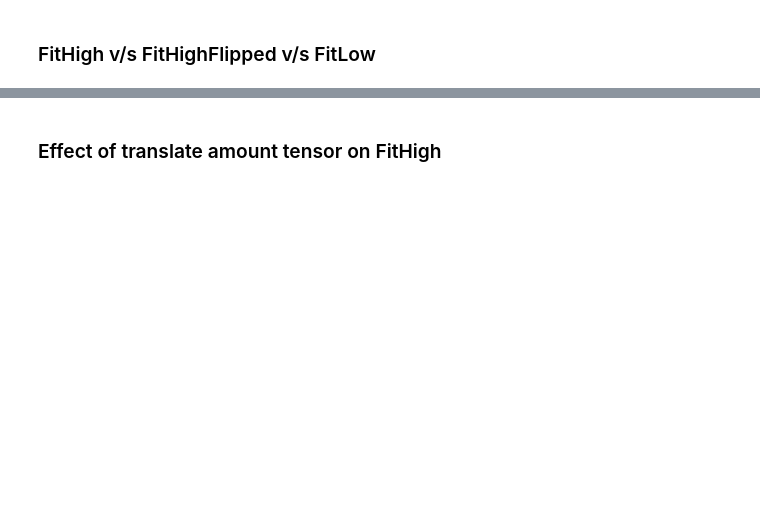
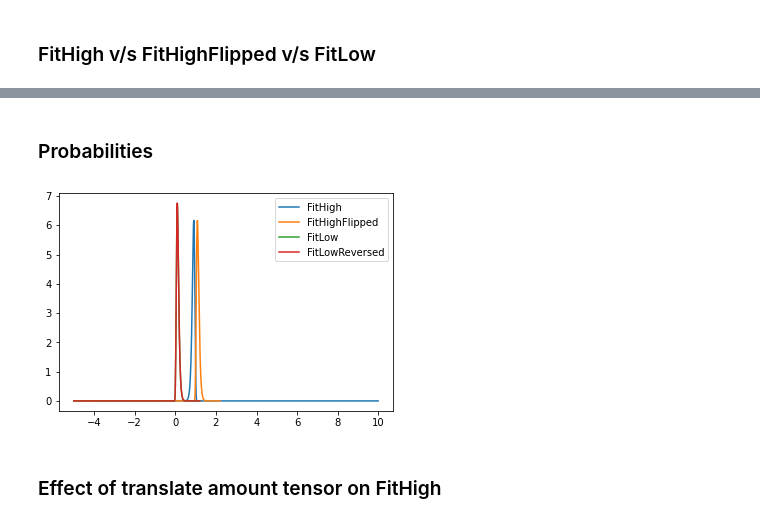
Before and after one commit to Vastlab/vast, a Jupyter notebook: vast/DistributionModels/Example.ipynb, the cells around one changed output, grey strips where cells are left out. Cells and saved outputs as stored; diff of their text form; code cells hidden in the pictures; blank space fills up the shorter version.

```diff
--- a/vast/DistributionModels/Example.ipynb
+++ b/vast/DistributionModels/Example.ipynb
@@ -20,11 +14,14 @@ tailsize = 20
 mr = weibull.weibull()
 mr.FitHigh(training_data, tailsize)
 FitHigh = mr.wscore(testing_data)
+FitHigh_prob = mr.prob(testing_data)
 # %%
 mr = weibull.weibull()
 mr.FitHighFlipped(training_data, tailsize)
 FitHighFlipped = mr.wscore(testing_data)
+FitHighFlipped_prob = mr.prob(testing_data)
 # %%
 mr = weibull.weibull()
 mr.FitLow(training_data, tailsize)
 FitLow = mr.wscore(testing_data)
+FitLow_prob = mr.prob(testing_data)
@@ -39,3 +44,14 @@ plt.show()
+# %% [markdown]
+### Probabilities
+# %%
+plt.plot(testing_data, FitHigh_prob, label='FitHigh')
+plt.plot(testing_data, FitHighFlipped_prob, label='FitHighFlipped')
+plt.plot(testing_data, FitLow_prob, label='FitLow')
+plt.plot(testing_data, FitLowReversed_prob, label='FitLowReversed')
+plt.legend()
+plt.show()
+# %% [output]
+[figure, added]
 # %% [markdown]
 ### Effect of translate amount tensor on FitHigh
 # %%
```
Also changed, not shown: parts of 5 cells of this notebook, 3 other files.
